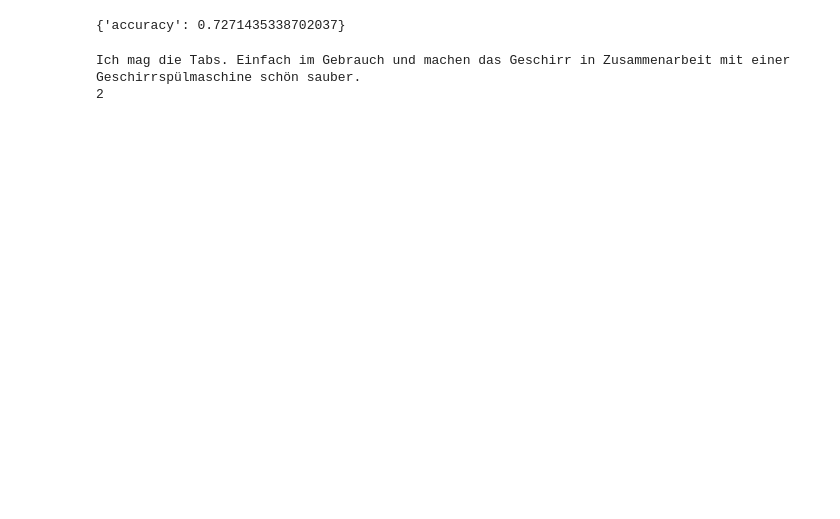
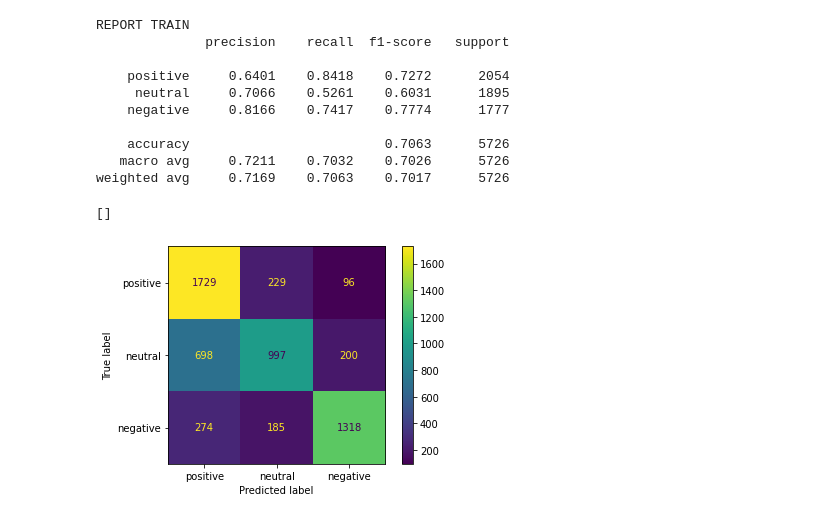
Before and after one commit to madvx/NLP_22Z, a Jupyter notebook: BERT_finetuning.ipynb, the cells around one changed output. Drawn from its saved outputs; the diff is of its cells as text; code cells hidden in the pictures; blank space fills up the shorter version.

```diff
--- a/BERT_finetuning.ipynb
+++ b/BERT_finetuning.ipynb
@@ -126,0 +100,5 @@ trainer.evaluate()
+# %%
+tokenizer: transformers.models.bert.tokenization_bert_fast.BertTokenizerFast = AutoTokenizer.from_pretrained("bert-base-german-cased")
+
+X_train_tokenized = tokenizer(X, padding=True, truncation=True, max_length=512)
+X_test_tokenized = tokenizer(X_test, padding=True, truncation=True, max_length=512)
@@ -126,0 +124,3 @@ trainer.evaluate()
+# %%
+model = AutoModelForSequenceClassification.from_pretrained("bert-base-german-cased", num_labels=3)
+model = model.to('cuda')
@@ -126,0 +145,15 @@ trainer.evaluate()
+# %%
+from datasets import load_metric
+from sklearn.metrics import accuracy_score, recall_score, precision_score, f1_score
+
+def compute_metrics(p):
+    print(type(p))
+    pred, labels = p
+    pred = np.argmax(pred, axis=1)
+
+    accuracy = accuracy_score(y_true=labels, y_pred=pred)
+    recall = recall_score(y_true=labels, y_pred=pred, average='macro')
+    precision = precision_score(y_true=labels, y_pred=pred, average='macro')
+    f1 = f1_score(y_true=labels, y_pred=pred, average='macro')
+
+    return {"accuracy": accuracy, "precision": precision, "recall": recall, "f1": f1}
@@ -127,4 +264,7 @@ trainer.evaluate()
 # %%
-predictions = trainer.predict(test_dataset_tokenized)
-print(predictions.predictions.shape, predictions.label_ids.shape)
+predictions_train = trainer.predict(train_dataset)
+predictions_test = trainer.predict(val_dataset)
+predictions_train = predictions_train[0].argmax(axis=1)
+predictions_test = predictions_test[0].argmax(axis=1)
+#print(predictions.predictions.shape, predictions.label_ids.shape)
 # %% [output]
@@ -136,15 +281,28 @@ KeyboardInterrupt:
-# %%
-from datasets import load_metric
-
-metric = load_metric("accuracy")
-preds = np.argmax(predictions.predictions, axis=-1)
-metric.compute(predictions=preds, references=predictions.label_ids)
-# %% [output]
-{'accuracy': 0.7271435338702037}
-# %%
-idx = 16
-print(dataset_test['text'][idx])
-print(dataset_test['label'][idx])
-# %% [output]
-Ich mag die Tabs. Einfach im Gebrauch und machen das Geschirr in Zusammenarbeit mit einer Geschirrspülmaschine schön sauber.
-2
+# %%
+from sklearn.metrics import confusion_matrix, classification_report, ConfusionMatrixDisplay
+from sklearn.metrics import classification_report
+import matplotlib.pyplot as plt
+
+
+names = ["positive", "neutral", "negative"]
+
+print("REPORT TRAIN")
+print(classification_report(Y, predictions_train, target_names=names, digits=4))
+matrix = confusion_matrix(Y, predictions_train)
+
+disp = ConfusionMatrixDisplay(confusion_matrix=matrix, display_labels=names)
+disp.plot()
+plt.plot()
+# %% [output]
+REPORT TRAIN
+              precision    recall  f1-score   support
+
+    positive     0.6401    0.8418    0.7272      2054
+     neutral     0.7066    0.5261    0.6031      1895
+    negative     0.8166    0.7417    0.7774      1777
+
+    accuracy                         0.7063      5726
+   macro avg     0.7211    0.7032    0.7026      5726
+weighted avg     0.7169    0.7063    0.7017      5726
+[]
+[figure, added]
```
Also changed, not shown: parts of 20 cells of this notebook, 5 other files.
